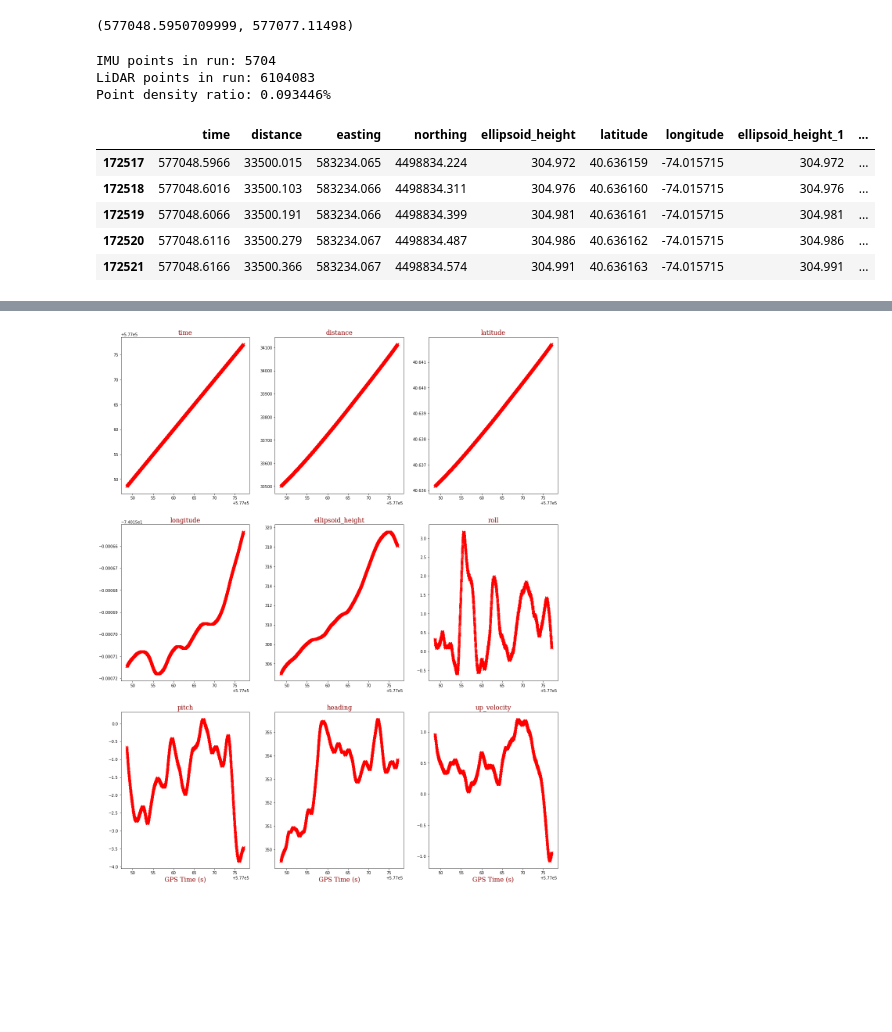
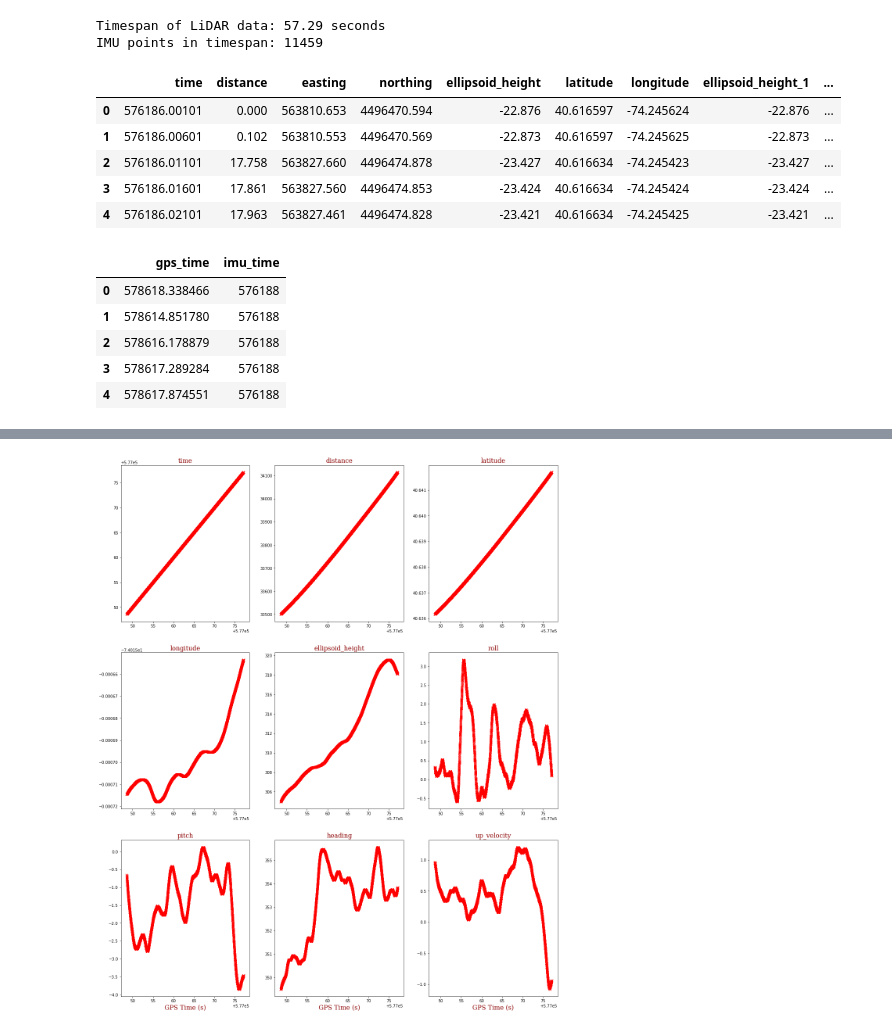
Before and after one commit to mihamerstan/lidar_metrics, a Jupyter notebook: notebooks/IMU_data.ipynb, the cells around one changed output, grey strips where cells are left out. Drawn from its saved outputs; the diff is of its cells as text; code cells hidden in the pictures; blank space fills up the shorter version.

```diff
--- a/notebooks/IMU_data.ipynb
+++ b/notebooks/IMU_data.ipynb
@@ -50,4 +51,7 @@ def slice_imu(imu_df,lidar_df,imu_time_name = 'time',lidar_time_name='gps_time')
     return imu_slice
 # %%
 # Create IMU slice
-imu_slice = slice_imu(imu_df,anchors)
+imu_slice = slice_imu(imu_df,anchors_df)
+# %% [output]
+Timespan of LiDAR data: 57.29 seconds
+IMU points in timespan: 11459
@@ -56,23 +58,9 @@ anchors_range = (anchors['gps_time'].min(),anchors['gps_time'].max())
-# %%
-anchors_range
-# %% [output]
-(577048.5950709999, 577077.11498)
-# %%
-# How many IMU points are within anchors_range:
-imu_count = sum((imu_df['time']>=anchors_range[0]) & (imu_df['time']<=anchors_range[1]))
-print("IMU points in run: {:d}".format(imu_count))
-print("LiDAR points in run: {:d}".format(anchors.shape[0]))
-print("Point density ratio: {:%}".format(imu_count/anchors.shape[0]))
-# %% [output]
-IMU points in run: 5704
-LiDAR points in run: 6104083
-Point density ratio: 0.093446%
 # %%
-imu_slice.head()
+imu_df.head()
 # %% [output]
 |  | time | distance | easting | northing | ellipsoid_height | latitude | longitude | ellipsoid_height_1 | ... |
-| 172517 | 577048.5966 | 33500.015 | 583234.065 | 4498834.224 | 304.972 | 40.636159 | -74.015715 | 304.972 | ... |
-| 172518 | 577048.6016 | 33500.103 | 583234.066 | 4498834.311 | 304.976 | 40.636160 | -74.015715 | 304.976 | ... |
-| 172519 | 577048.6066 | 33500.191 | 583234.066 | 4498834.399 | 304.981 | 40.636161 | -74.015715 | 304.981 | ... |
-| 172520 | 577048.6116 | 33500.279 | 583234.067 | 4498834.487 | 304.986 | 40.636162 | -74.015715 | 304.986 | ... |
-| 172521 | 577048.6166 | 33500.366 | 583234.067 | 4498834.574 | 304.991 | 40.636163 | -74.015715 | 304.991 | ... |
+| 0 | 576186.00101 | 0.000 | 563810.653 | 4496470.594 | -22.876 | 40.616597 | -74.245624 | -22.876 | ... |
+| 1 | 576186.00601 | 0.102 | 563810.553 | 4496470.569 | -22.873 | 40.616597 | -74.245625 | -22.873 | ... |
+| 2 | 576186.01101 | 17.758 | 563827.660 | 4496474.878 | -23.427 | 40.616634 | -74.245423 | -23.427 | ... |
+| 3 | 576186.01601 | 17.861 | 563827.560 | 4496474.853 | -23.424 | 40.616634 | -74.245424 | -23.424 | ... |
+| 4 | 576186.02101 | 17.963 | 563827.461 | 4496474.828 | -23.421 | 40.616634 | -74.245425 | -23.421 | ... |
@@ -78,0 +72,9 @@ imu_slice.head()
+# %%
+anchor_df.head()
+# %% [output]
+|  | gps_time | imu_time |
+| 0 | 578618.338466 | 576188 |
+| 1 | 578614.851780 | 576188 |
+| 2 | 578616.178879 | 576188 |
+| 3 | 578617.289284 | 576188 |
+| 4 | 578617.874551 | 576188 |
```
Also changed, not shown: parts of 5 cells of this notebook.
